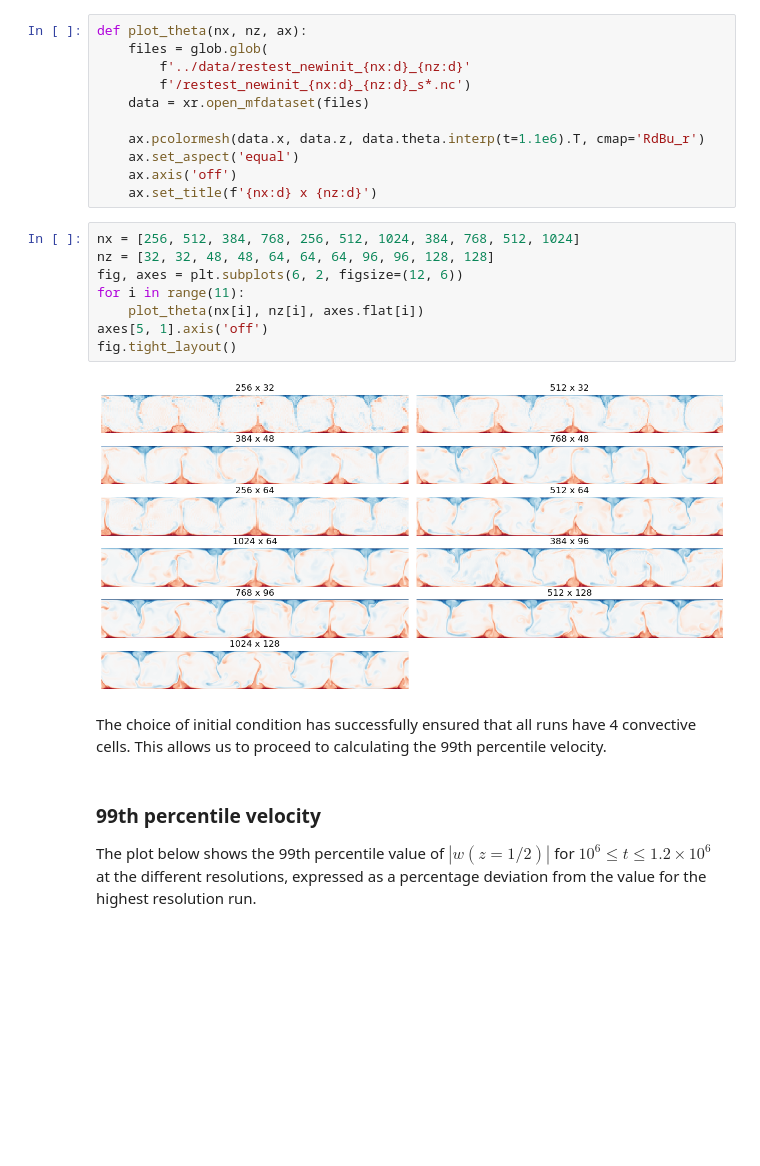
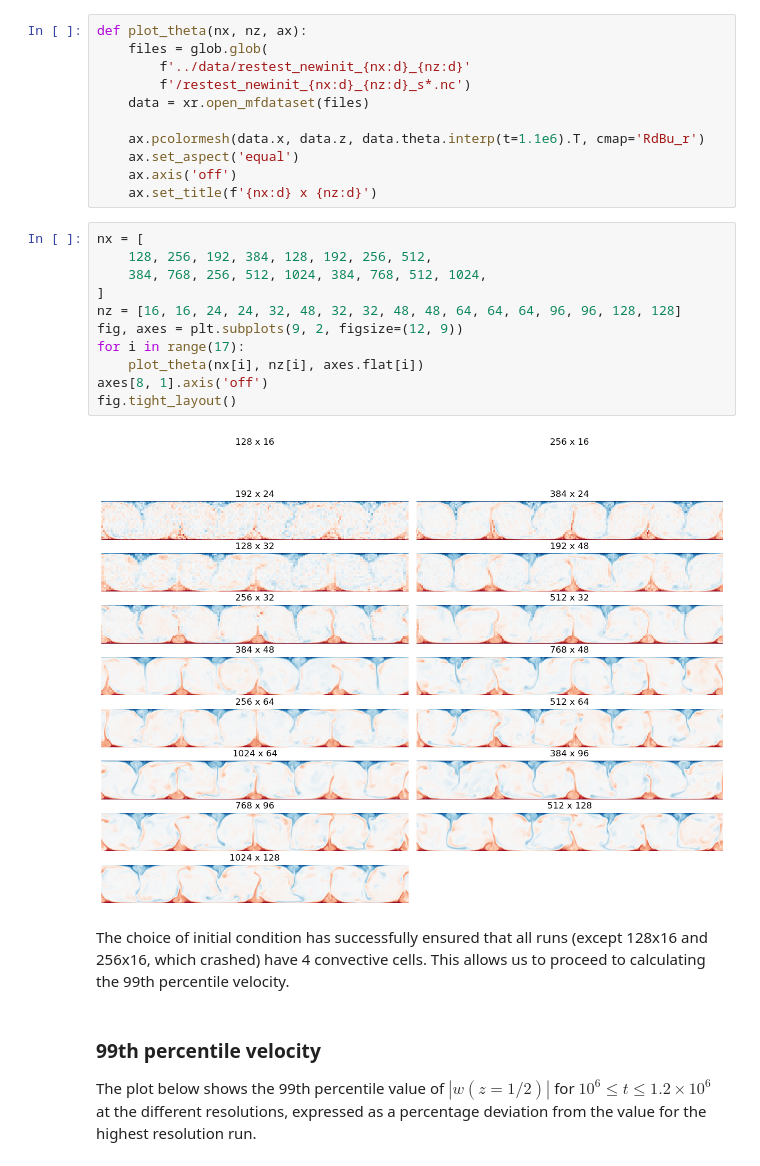
Before and after one commit to tschanzer/honours-project, a Jupyter notebook: notebooks/resolution_tests_newinit.ipynb, the cells around one changed output. Drawn from its saved outputs; the diff is of its cells as text; blank space fills up the shorter version.

```diff
--- a/notebooks/resolution_tests_newinit.ipynb
+++ b/notebooks/resolution_tests_newinit.ipynb
@@ -254,17 +286,20 @@ def plot_theta(nx, nz, ax):
     ax.axis('off')
     ax.set_title(f'{nx:d} x {nz:d}')
 # %%
-nx = [256, 512, 384, 768, 256, 512, 1024, 384, 768, 512, 1024]
-nz = [32, 32, 48, 48, 64, 64, 64, 96, 96, 128, 128]
-fig, axes = plt.subplots(6, 2, figsize=(12, 6))
-for i in range(11):
+nx = [
+    128, 256, 192, 384, 128, 192, 256, 512,
+    384, 768, 256, 512, 1024, 384, 768, 512, 1024,
+]
+nz = [16, 16, 24, 24, 32, 48, 32, 32, 48, 48, 64, 64, 64, 96, 96, 128, 128]
+fig, axes = plt.subplots(9, 2, figsize=(12, 9))
+for i in range(17):
     plot_theta(nx[i], nz[i], axes.flat[i])
-axes[5, 1].axis('off')
+axes[8, 1].axis('off')
 fig.tight_layout()
 # %% [output]
-[figure, old version]
+[figure, new version]
 # %% [markdown]
-The choice of initial condition has successfully ensured that all runs have 4 convective cells. This allows us to proceed to calculating the 99th percentile velocity.
+The choice of initial condition has successfully ensured that all runs (except 128x16 and 256x16, which crashed) have 4 convective cells. This allows us to proceed to calculating the 99th percentile velocity.
 # %% [markdown]
 ### 99th percentile velocity
 The plot below shows the 99th percentile value of $|w(z=1/2)|$ for $10^6 \leq t \leq 1.2 \times 10^6$ at the different resolutions, expressed as a percentage deviation from the value for the highest resolution run.
```
Also changed, not shown: parts of 4 cells of this notebook.
